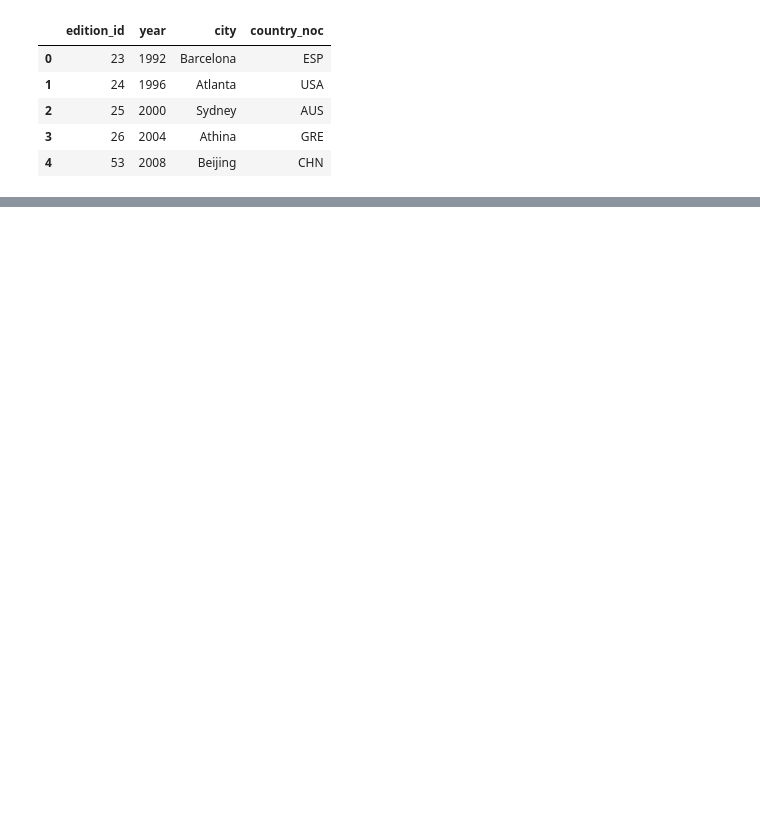
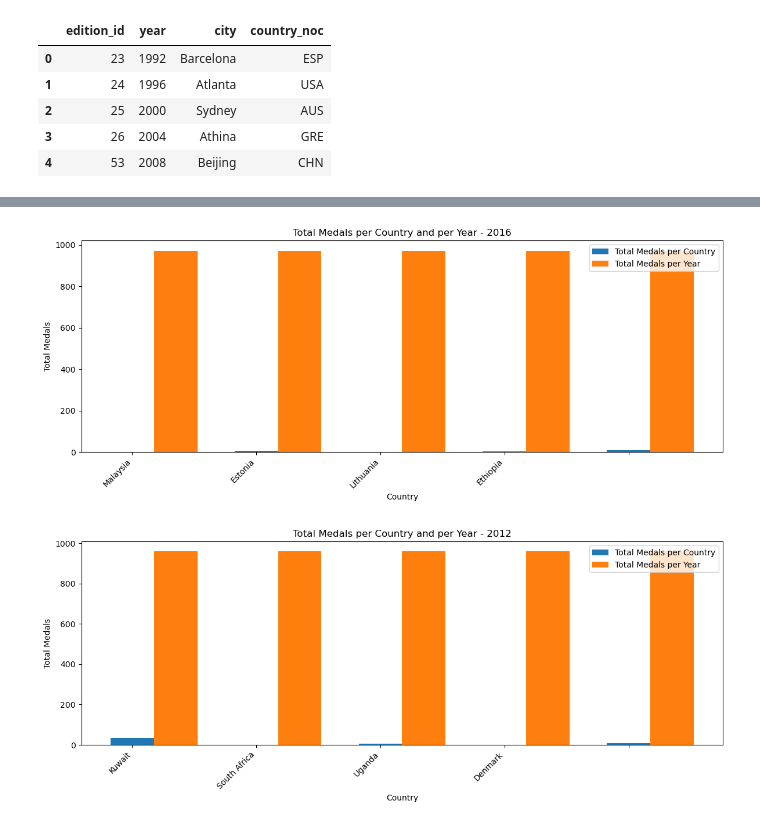
Before and after one commit to ezishr/CodeDex---Hackathon-Summer-2024, a Jupyter notebook: index.ipynb, the cells around one changed output, grey strips where cells are left out. Drawn from its saved outputs; the diff is of its cells as text; code cells hidden in the pictures; blank space fills up the shorter version.

```diff
--- a/index.ipynb
+++ b/index.ipynb
@@ -350,0 +348,34 @@ plt.show()
+# %%
+def plot_per_country_year(year):
+    df = (games_medal_summer[(games_medal_summer['year'] == year) & (~games_medal_summer['country_noc'].isin(games_summer.loc[games_summer['year'] == year, 'country_noc']))]).sample(n=5)
+    fig, ax = plt.subplots(figsize=(12, 5))
+
+    # Number of bars
+    n = len(df)
+
+    # Bar width
+    bar_width = 0.35
+
+    # Positions of bars on x-axis
+    index = np.arange(n)
+
+    # Plotting the bars
+    bar1 = ax.bar(index, df['Total per country'], bar_width, label='Total Medals per Country')
+    bar2 = ax.bar(index + bar_width, df['Total per year'], bar_width, label='Total Medals per Year')
+
+    # Adding labels, title, and customizing
+    ax.set_xlabel('Country')
+    ax.set_ylabel('Total Medals')
+    ax.set_title(f'Total Medals per Country and per Year - {year}')
+    ax.set_xticklabels(df['country'])
+    ax.legend()
+
+    plt.xticks(rotation=45, ha='right')
+    plt.tight_layout()
+    plt.show()
+
+plot_per_country_year(2016)
+plot_per_country_year(2012)
+# %% [output]
+[figure, added]
+[figure, added]
```
Also changed, not shown: parts of 8 cells of this notebook.
